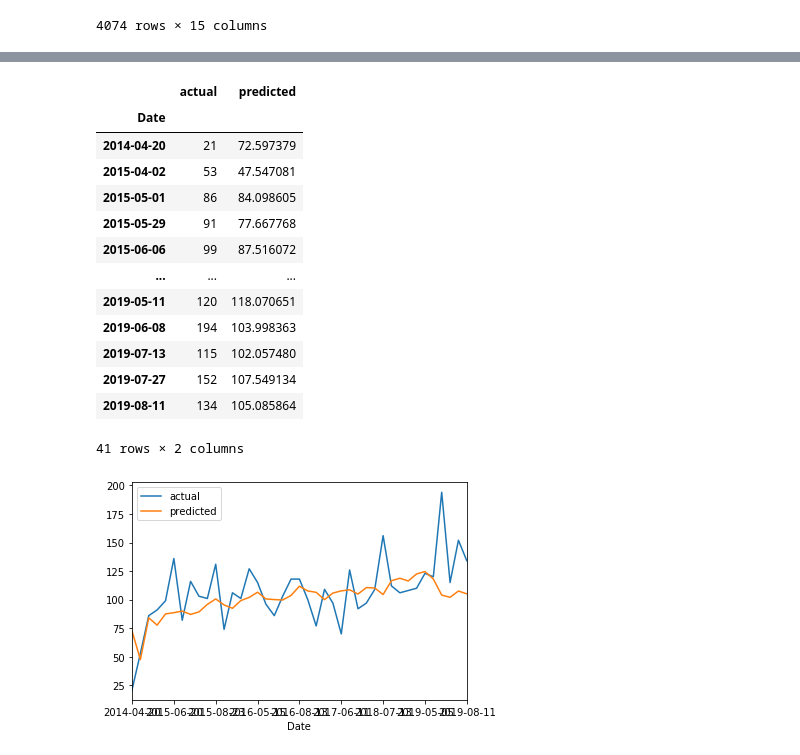
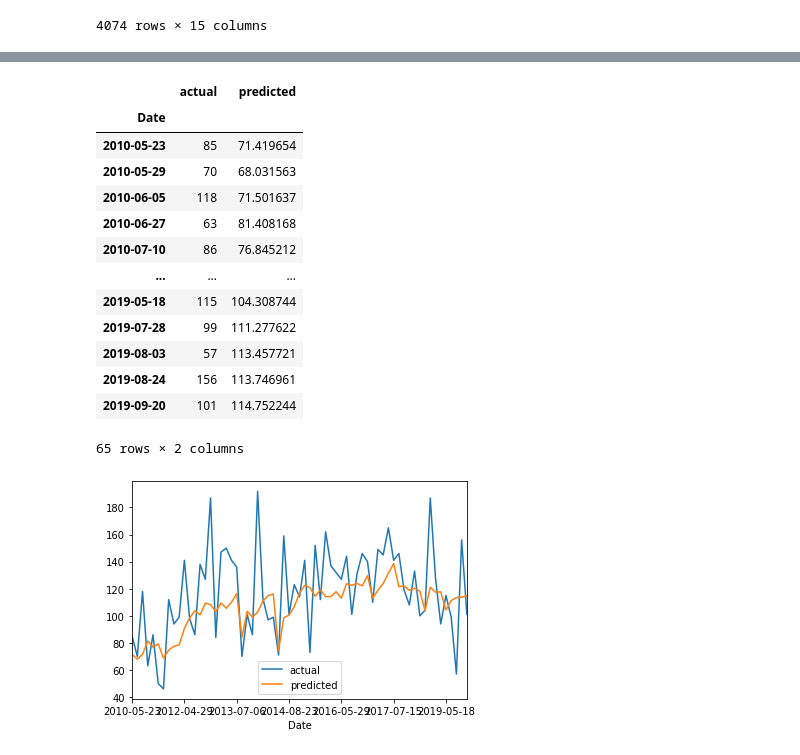
Before and after one commit to mark-richards/afl-eda, a Jupyter notebook: footywire-afl-eda.ipynb, the cells around one changed output, grey strips where cells are left out. Saved outputs shown, nothing was run; the diff lists cells and outputs as text; code cells hidden in the pictures.

Commit message:
saved before refactoring notebooks

```diff
--- a/footywire-afl-eda.ipynb
+++ b/footywire-afl-eda.ipynb
@@ -45,6 +48,10 @@ def get_injured_status(row):
         return False
 
 df_fanfooty_player_raw['Injured'] = df_fanfooty_player_raw.apply(lambda row: get_injured_status(row), axis=1)
+
+# Create year, round, and player identifier to link with footywire data
+df_fanfooty_player_raw['year_round_player_id'] = df_fanfooty_player_raw['Year'].astype(str) + "_" + df_fanfooty_player_raw['Round'].astype(str) + "_" + df_fanfooty_player_raw['Player ID'].astype(str)
+
 df_fanfooty_player_raw
 # %% [output]
 |  | Fanfooty Match ID | Round | Year | Player ID | First Name | Surname | Team | null | DT | ... |
@@ -62,0 +70,5 @@ df_fanfooty_player_raw
+# %%
+# Get player identification links (refer to footywire-player-ids jupyter notebook)
+df_final_player_ids = pd.read_csv('Inputs/final_player_ids_08-02-20.csv')
+df_final_player_ids['Player ID'] = df_final_player_ids['Player ID'].astype(str).replace('\.0', '', regex=True)
+df_final_player_ids
@@ -62,0 +142,12 @@ df_fanfooty_player_raw
+# %%
+# Get player ID (refer to footwire-player-ids.ipynb), then injury status from fanfooty dataset
+df_footywire_data['season_team_name_id'] = df_footywire_data['Season'].astype(str) + "_" + df_footywire_data['Team'].astype(str) +"_" + df_footywire_data['Player'].astype(str)
+df_footywire_data = df_footywire_data.merge(df_final_player_ids[['season_team_name_id', 'Player ID']], how='left', on='season_team_name_id')
+
+# Create year, round, and player identifier to link with fanfooty data
+df_footywire_data['year_round_player_id'] = df_footywire_data['Season'].astype(str) + "_" + df_footywire_data['short_round'].astype(str) + "_" + df_footywire_data['Player ID'].astype(str)
+
+# Get injury status from fanfooty dataset
+df_footywire_data = df_footywire_data.merge(df_fanfooty_player_raw[['year_round_player_id', 'Injured']], how='left', on='year_round_player_id')
+df_footywire_data.to_csv('Outputs/footywire_data_with_injuries.csv')
+df_footywire_data
@@ -429,7 +534,8 @@ features = [
     'Status_Home',
     'opposition previous SC match score',
     'opposition rolling 3 round SC match average',
-    'opposition rolling 5 round SC match average'
+    'opposition rolling 5 round SC match average',
+    'Injured'
 ]
 target = "SC"
 df_footywire_data_clean = df_footywire_data.dropna(subset=features+[target])
@@ -558,25 +608,25 @@ lines = df_all_players_predicted.plot.line()
 # %%
-df_player = df_predicted_scores.loc[df_predicted_scores['Player'] == 'Patrick Cripps']
+df_player = df_predicted_scores.loc[df_predicted_scores['Player'] == 'Patrick Dangerfield']
 df_player = df_player[['Date', 'actual', 'predicted']]
 df_player = df_player.set_index('Date')
 display(df_player)
 lines = df_player.plot.line()
 # %% [output]
 |  | actual | predicted |
 | Date |  |  |
-| 2014-04-20 | 21 | 72.597379 |
-| 2015-04-02 | 53 | 47.547081 |
-| 2015-05-01 | 86 | 84.098605 |
-| 2015-05-29 | 91 | 77.667768 |
-| 2015-06-06 | 99 | 87.516072 |
+| 2010-05-23 | 85 | 71.419654 |
+| 2010-05-29 | 70 | 68.031563 |
+| 2010-06-05 | 118 | 71.501637 |
+| 2010-06-27 | 63 | 81.408168 |
+| 2010-07-10 | 86 | 76.845212 |
 | ... | ... | ... |
-| 2019-05-11 | 120 | 118.070651 |
-| 2019-06-08 | 194 | 103.998363 |
-| 2019-07-13 | 115 | 102.057480 |
-| 2019-07-27 | 152 | 107.549134 |
-| 2019-08-11 | 134 | 105.085864 |
+| 2019-05-18 | 115 | 104.308744 |
+| 2019-07-28 | 99 | 111.277622 |
+| 2019-08-03 | 57 | 113.457721 |
+| 2019-08-24 | 156 | 113.746961 |
+| 2019-09-20 | 101 | 114.752244 |
-41 rows × 2 columns
+65 rows × 2 columns
-[figure, old version]
+[figure, new version]
 # %%
 # Is it a better predictor than simply 10, 5, 3, or 1 round average? YES
 
```
Also changed, not shown: parts of 20 cells of this notebook, 2 other files.
